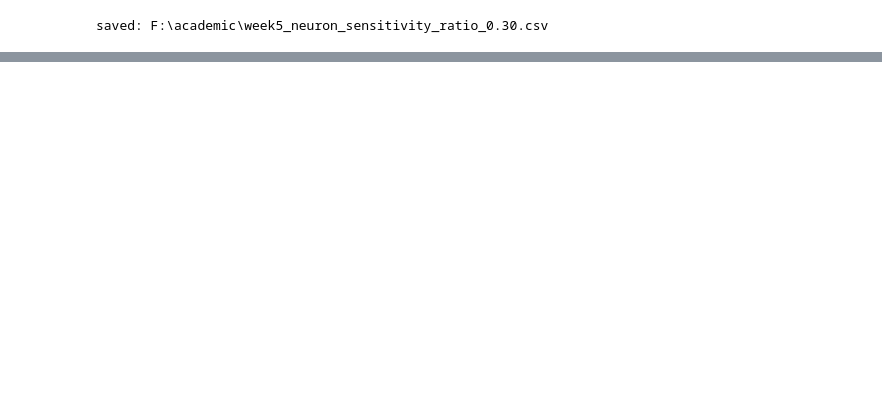
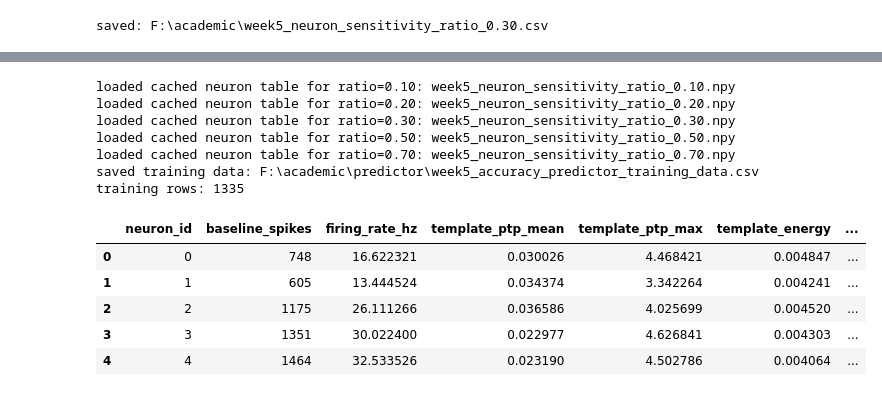
Before and after one commit to baipin/SpikeSort, a Jupyter notebook: 5.ipynb, the cells around one changed output, grey strips where cells are left out. Drawn from its saved outputs; the diff is of its cells as text; code cells hidden in the pictures; blank space fills up the shorter version.

Commit message:
Routine Save

```diff
--- a/5.ipynb
+++ b/5.ipynb
@@ -376,0 +415,58 @@ saved: F:\academic\week5_neuron_sensitivity_ratio_0.30.csv
+# %%
+# RERUN NOTE: Must rerun after reconstructed bins and week5_neuron_sensitivity_ratio_*.npy are refreshed. This cell assembles the predictor training set from those caches.
+training_ratios = [0.10, 0.20, 0.30, 0.50, 0.70]
+predictor_records = []
+bin_size_samples = int(round(float(ops_base['fs'])))
+
+for ratio in training_ratios:
+    ratio_cache = ROOT / f'week5_neuron_sensitivity_ratio_{ratio:.2f}.npy'
+    ratio_bin = ROOT / f'whitened_recon_ratio_{ratio:.2f}.bin'
+
+    ratio_neuron_df = None
+    if ratio_cache.exists() and ratio_cache.stat().st_size > 0:
+        try:
+            cached = np.load(ratio_cache, allow_pickle=True).item()
+            ratio_neuron_df = pd.DataFrame(cached['per_neuron_table'])
+            print(f'loaded cached neuron table for ratio={ratio:.2f}:', ratio_cache.name)
+        except Exception as e:
+            print(f'cache read failed for ratio={ratio:.2f}, recomputing:', e)
+
+    if ratio_neuron_df is None:
+        if not ratio_bin.exists():
+            print(f'skip ratio={ratio:.2f}: missing bin {ratio_bin.name}')
+            continue
+        st_cmp_ratio, clu_cmp_ratio = sort_full_timeline_with_fixed_templates(ratio_bin, U, ctc, ops_tm, n_use, nt, device)
+        ratio_neuron_df = per_neuron_binned_accuracy(st_base, clu_base, st_cmp_ratio, clu_cmp_ratio, bin_size_samples, n_units=U.shape[0])
+        ratio_neuron_df['ratio'] = f'{ratio:.2f}'
+        payload = {
+            'ratio': float(ratio),
+            'compressed_bin': str(ratio_bin),
+            'bin_size_samples': int(bin_size_samples),
+            'sample_rate': float(ops_base['fs']),
+            'per_neuron_table': ratio_neuron_df.to_dict(orient='records')
+        }
+        np.save(ratio_cache, payload, allow_pickle=True)
+        print(f'saved neuron table for ratio={ratio:.2f}:', ratio_cache.name)
+
+    predictor_records.append(build_ratio_feature_frame(predictor_feature_df, ratio, ratio_neuron_df))
+
+predictor_train_df = pd.concat(predictor_records, ignore_index=True)
+predictor_train_df = predictor_train_df[predictor_train_df['baseline_spikes'] > 0].copy()
+predictor_train_df.to_csv(predictor_cache, index=False)
+print('saved training data:', predictor_cache)
+print('training rows:', len(predictor_train_df))
+display(predictor_train_df.head())
+# %% [output]
+loaded cached neuron table for ratio=0.10: week5_neuron_sensitivity_ratio_0.10.npy
+loaded cached neuron table for ratio=0.20: week5_neuron_sensitivity_ratio_0.20.npy
+loaded cached neuron table for ratio=0.30: week5_neuron_sensitivity_ratio_0.30.npy
+loaded cached neuron table for ratio=0.50: week5_neuron_sensitivity_ratio_0.50.npy
+loaded cached neuron table for ratio=0.70: week5_neuron_sensitivity_ratio_0.70.npy
+saved training data: F:\academic\predictor\week5_accuracy_predictor_training_data.csv
+training rows: 1335
+|  | neuron_id | baseline_spikes | firing_rate_hz | template_ptp_mean | template_ptp_max | template_energy | ... |
+| 0 | 0 | 748 | 16.622321 | 0.030026 | 4.468421 | 0.004847 | ... |
+| 1 | 1 | 605 | 13.444524 | 0.034374 | 3.342264 | 0.004241 | ... |
+| 2 | 2 | 1175 | 26.111266 | 0.036586 | 4.025699 | 0.004520 | ... |
+| 3 | 3 | 1351 | 30.022400 | 0.022977 | 4.626841 | 0.004303 | ... |
+| 4 | 4 | 1464 | 32.533526 | 0.023190 | 4.502786 | 0.004064 | ... |
```
Also changed, not shown: parts of 9 cells of this notebook, 50 other files.
